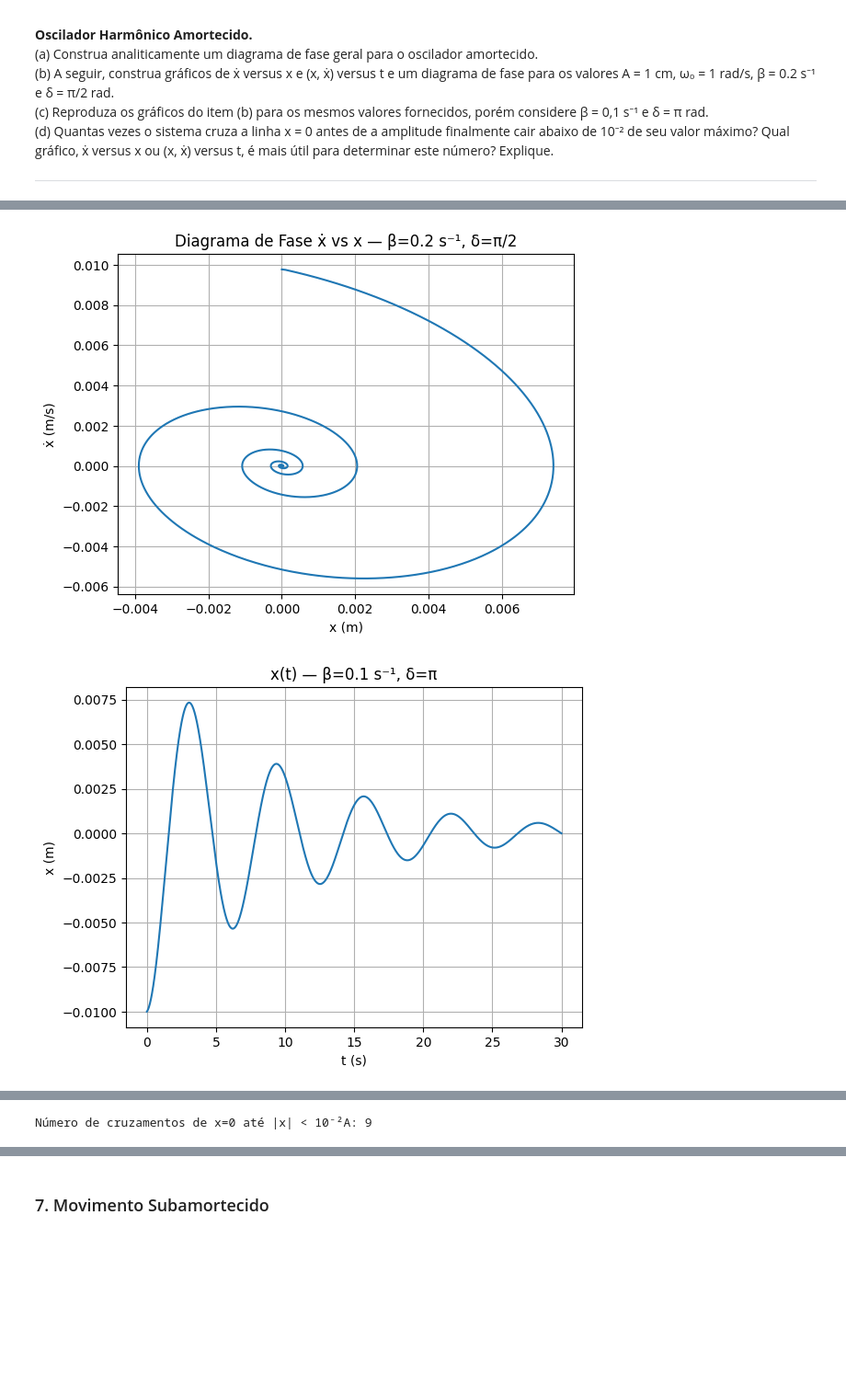
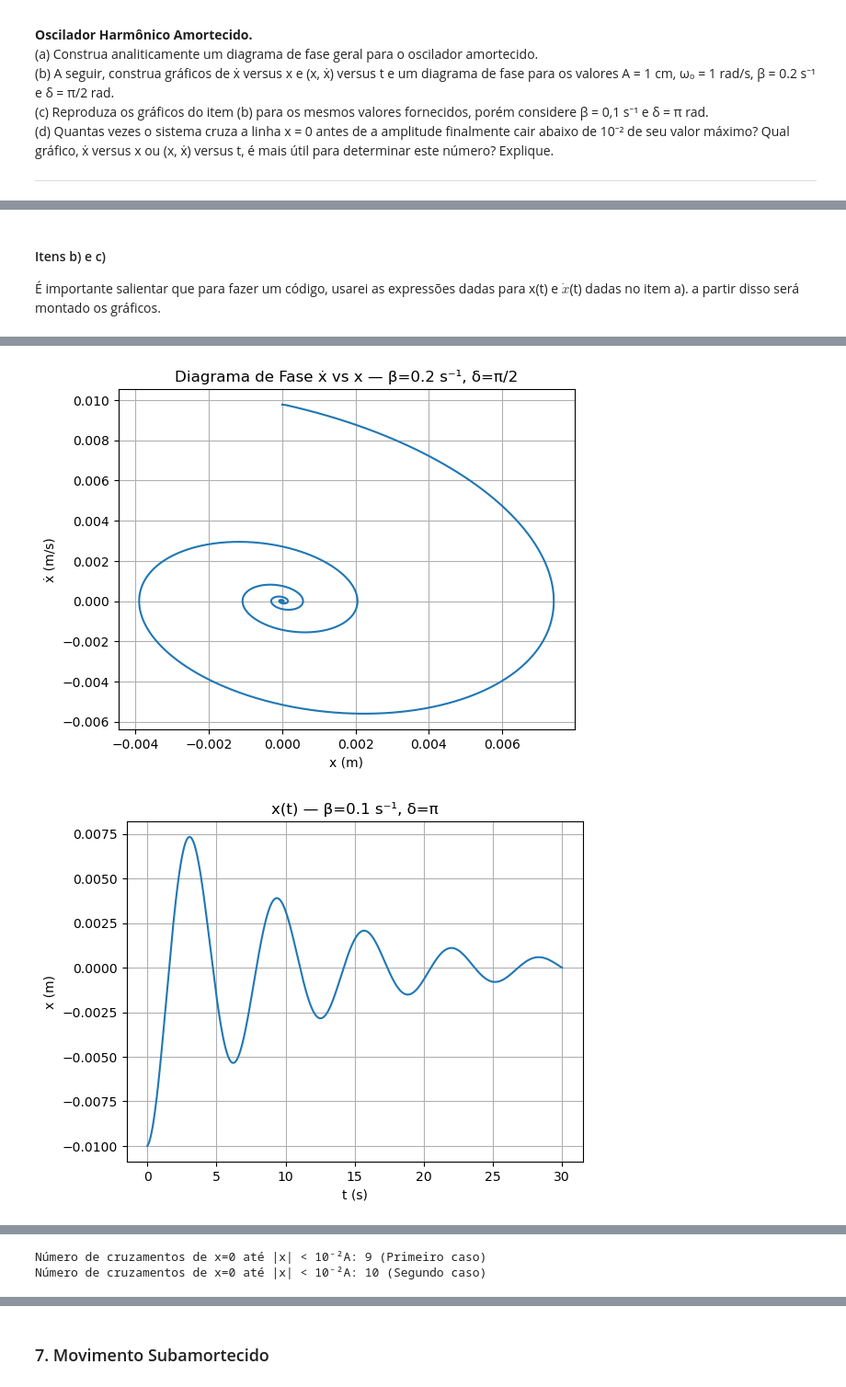
Before and after one commit to ylaksl/lista_num_mecanica, a Jupyter notebook: Problemas numericos_mec classica.ipynb, the cells around one changed output, grey strips where cells are left out. Shown at 92% size. Cells and saved outputs as stored; diff of their text form; code cells hidden in the pictures; blank space fills up the shorter version.

```diff
--- a/Problemas numericos_mec classica.ipynb
+++ b/Problemas numericos_mec classica.ipynb
@@ -511,21 +501,25 @@ Basta plotar $\dot x(t)$ versus $x(t)$. A trajetória é uma espiral que converg
+# %% [markdown]
+#### Itens b) e c)
+
+É importante salientar que para fazer um código, usarei as expressões dadas para x(t) e $\dot x$(t) dadas no item a). a partir disso será montado os gráficos.
 # %%
 #função para o oscilador
-def damped_oscillator(A, omega0, beta, delta, t_max=30, dt=0.01):
+def Função_oscilador(A, omega0, beta, delta, t_max=30, dt=0.01):
     t = np.arange(0, t_max + dt, dt)
     omega1 = np.sqrt(omega0**2 - beta**2)
     x = A * np.exp(-beta * t) * np.cos(omega1 * t - delta)
     xdot = np.gradient(x, dt)
     return t, x, xdot
 
-# Parametros
+# valores pedidos na questão!
 params = [
     (0.01, 1.0, 0.2, np.pi/2, 'β=0.2 s⁻¹, δ=π/2'),
     (0.01, 1.0, 0.1, np.pi,   'β=0.1 s⁻¹, δ=π')
 ]
 
-# Gerar os gráficos
+# Função que gera os gráficos para facilitar o plot
 for A, omega0, beta, delta, label in params:
-    t, x, xdot = damped_oscillator(A, omega0, beta, delta)
+    t, x, xdot = Função_oscilador(A, omega0, beta, delta)
 
     # x vs t
     plt.figure()
@@ -535,33 +529,41 @@ for A, omega0, beta, delta, label in params:
     plt.ylabel('x (m)')
     plt.grid(True)
     plt.show()
 
     # ẋ vs t
     plt.figure()
     plt.plot(t, xdot)
     plt.title(f'ẋ(t) — {label}')
     plt.xlabel('t (s)')
     plt.ylabel('ẋ (m/s)')
     plt.grid(True)
     plt.show()
 
     # Diagrama de fase
     plt.figure()
     plt.plot(x, xdot)
     plt.title(f'Diagrama de Fase ẋ vs x — {label}')
     plt.xlabel('x (m)')
     plt.ylabel('ẋ (m/s)')
     plt.grid(True)
     plt.show()
 
 # Contagem de cruzamento x=0 para o primeiro caso (β=0.2, δ=π/2)
-t, x, _ = damped_oscillator(0.01, 1.0, 0.2, np.pi/2)
+t, x, _ = Função_oscilador(0.01, 1.0, 0.2, np.pi/2)
 zero_crossings = np.where(np.diff(np.sign(x)) != 0)[0]
 num_crossings = len(zero_crossings)
 
-print('Número de cruzamentos de x=0 até |x| < 10⁻²A:', num_crossings)
+# Contagem de cruzamento x=0 para o primeiro caso (β=0.1, δ=π)
+t, x, _ = Função_oscilador(0.01, 1.0, 0.1, np.pi)
+zero_crossings1 = np.where(np.diff(np.sign(x)) != 0)[0]
+num_crossings1 = len(zero_crossings1)
+
+
+print('Número de cruzamentos de x=0 até |x| < 10⁻²A:', num_crossings,"(Primeiro caso)")
+
+print('Número de cruzamentos de x=0 até |x| < 10⁻²A:', num_crossings1,"(Segundo caso)")
 # %% [output]
 [figure]
 [figure]
 [figure]
-[figure, old version]
+[figure, new version]
@@ -569,3 +571,4 @@ print('Número de cruzamentos de x=0 até |x| < 10⁻²A:', num_crossings)
 [figure]
-Número de cruzamentos de x=0 até |x| < 10⁻²A: 9
+Número de cruzamentos de x=0 até |x| < 10⁻²A: 9 (Primeiro caso)
+Número de cruzamentos de x=0 até |x| < 10⁻²A: 10 (Segundo caso)
 # %% [markdown]
```
Also changed, not shown: parts of 5 cells of this notebook.
